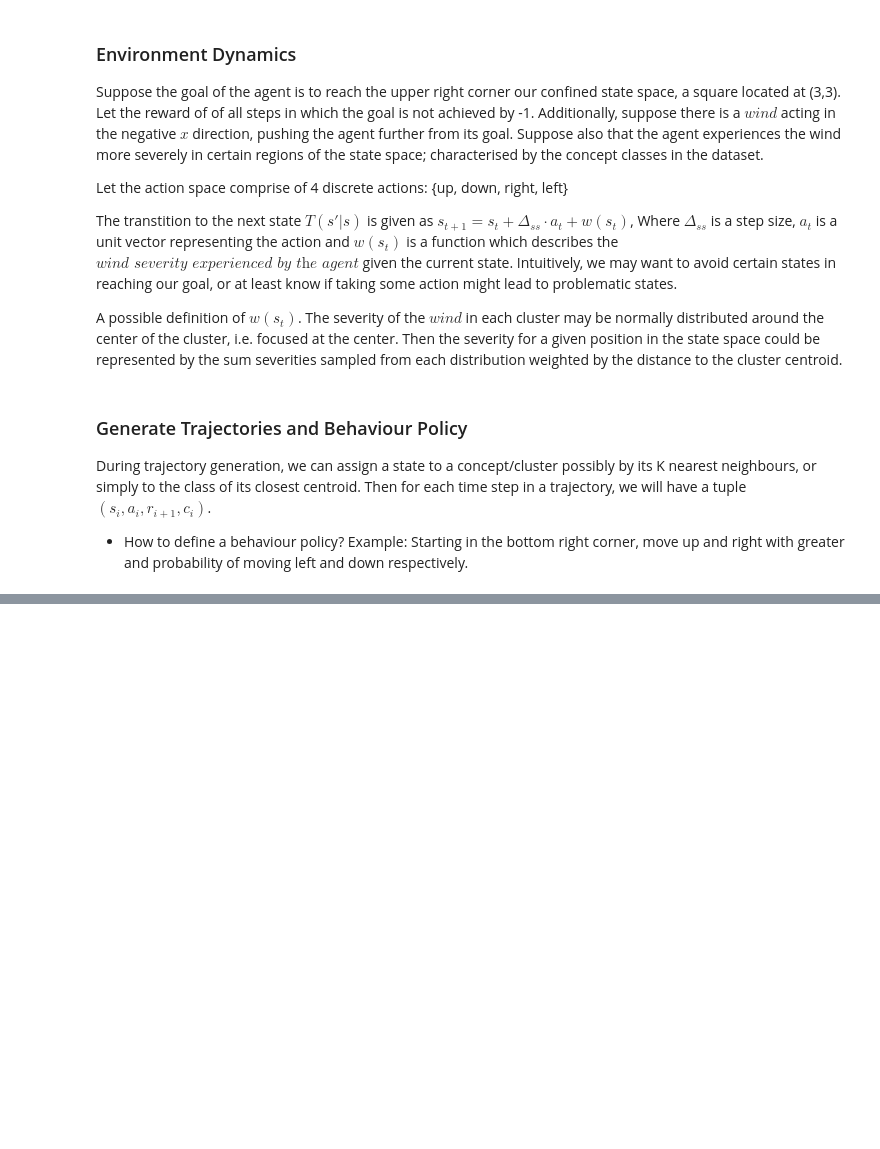
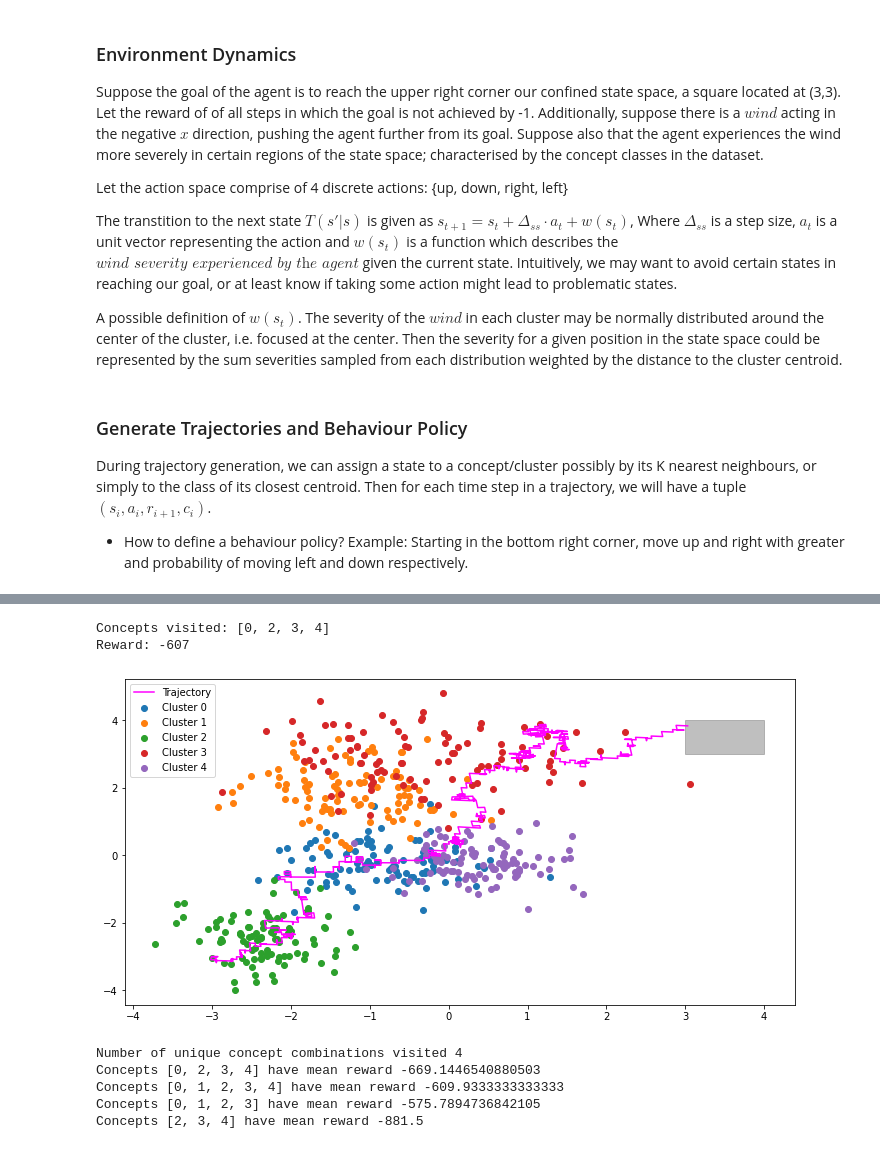
Before and after one commit to jackteversham/concepts-ope, a Jupyter notebook: toy_concepts_regression.ipynb, the cells around one changed output, grey strips where cells are left out. Saved outputs shown, nothing was run; the diff lists cells and outputs as text; code cells hidden in the pictures; blank space fills up the shorter version.

```diff
--- a/toy_concepts_regression.ipynb
+++ b/toy_concepts_regression.ipynb
@@ -106,0 +186,48 @@ Reward: -44
+# %%
+#Visualise all trajectories
+fig, ax2 = plt.subplots(figsize=(12,6))
+index = np.random.randint(0,len(trajectories))
+history = np.array(trajectories[index])
+print(f"Concepts visited: {concepts[index]}")
+print(f"Reward: {rewards[index]}")
+plt.plot(history[:, 0], history[:, 1], color="magenta", label="Trajectory")
+rect = patches.Rectangle([3, 3], 1, 1, fill=True, color="grey", alpha=0.5)
+ax2.add_patch(rect)
+
+for i in range(num_concepts):
+    start = i*examples_per_concept
+    end = (i+1)*examples_per_concept
+    plt.scatter(clusters[start:end,0], clusters[start:end,1], label=f"Cluster {i}")
+
+plt.legend()
+plt.show()
+# %% [output]
+Concepts visited: [0, 2, 3, 4]
+Reward: -607
+[figure, added]
+# %%
+unique_concept_combinations_visited = []
+
+for comb in concepts:
+    if comb not in unique_concept_combinations_visited:
+        unique_concept_combinations_visited.append(comb)
+print(f"Number of unique concept combinations visited {len(unique_concept_combinations_visited)}")
+mean_reward_per_combination = np.zeros(len(unique_concept_combinations_visited))
+combination_occurence = np.zeros(len(unique_concept_combinations_visited))
+
+for i,r in enumerate(rewards):
+    comb = concepts[i]
+    unique_comb_index = unique_concept_combinations_visited.index(comb)
+    mean_reward_per_combination[unique_comb_index] += r
+    combination_occurence[unique_comb_index] += 1
+
+
+mean_reward_per_combination = mean_reward_per_combination/combination_occurence
+for i,c in enumerate(unique_concept_combinations_visited):
+    print(f"Concepts {c} have mean reward {mean_reward_per_combination[i]}")
+# %% [output]
+Number of unique concept combinations visited 4
+Concepts [0, 2, 3, 4] have mean reward -669.1446540880503
+Concepts [0, 1, 2, 3, 4] have mean reward -609.9333333333333
+Concepts [0, 1, 2, 3] have mean reward -575.7894736842105
+Concepts [2, 3, 4] have mean reward -881.5
```
Also changed, not shown: parts of 8 cells of this notebook, 3 other files.
